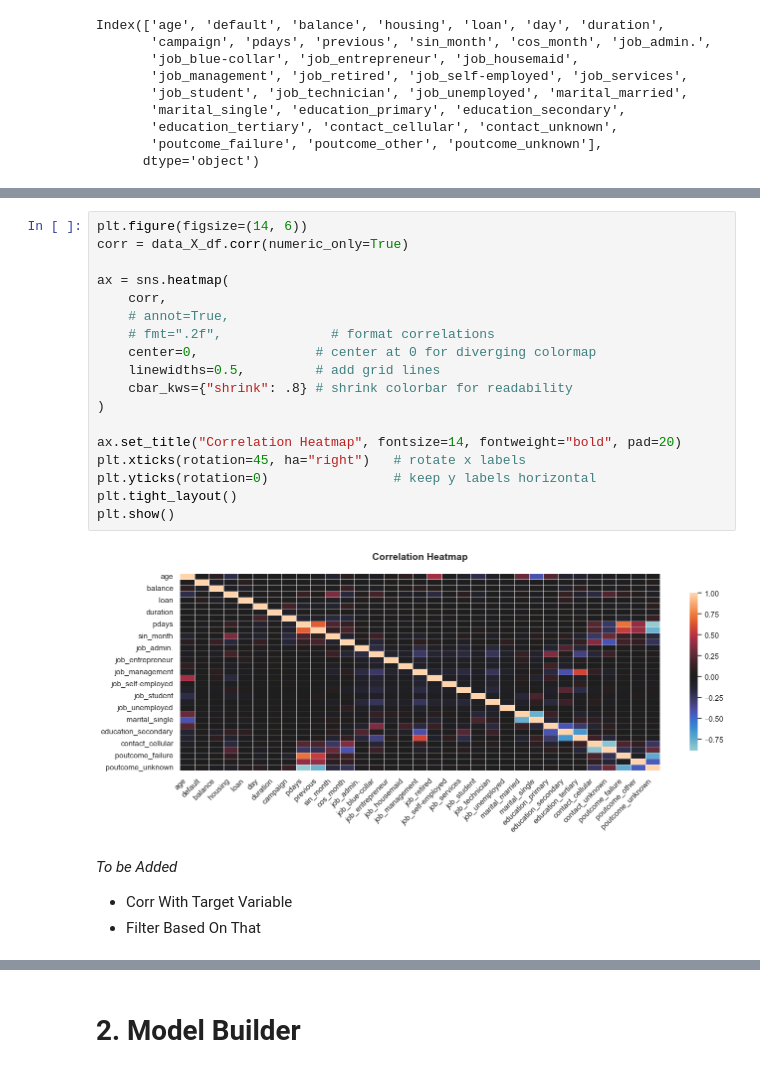
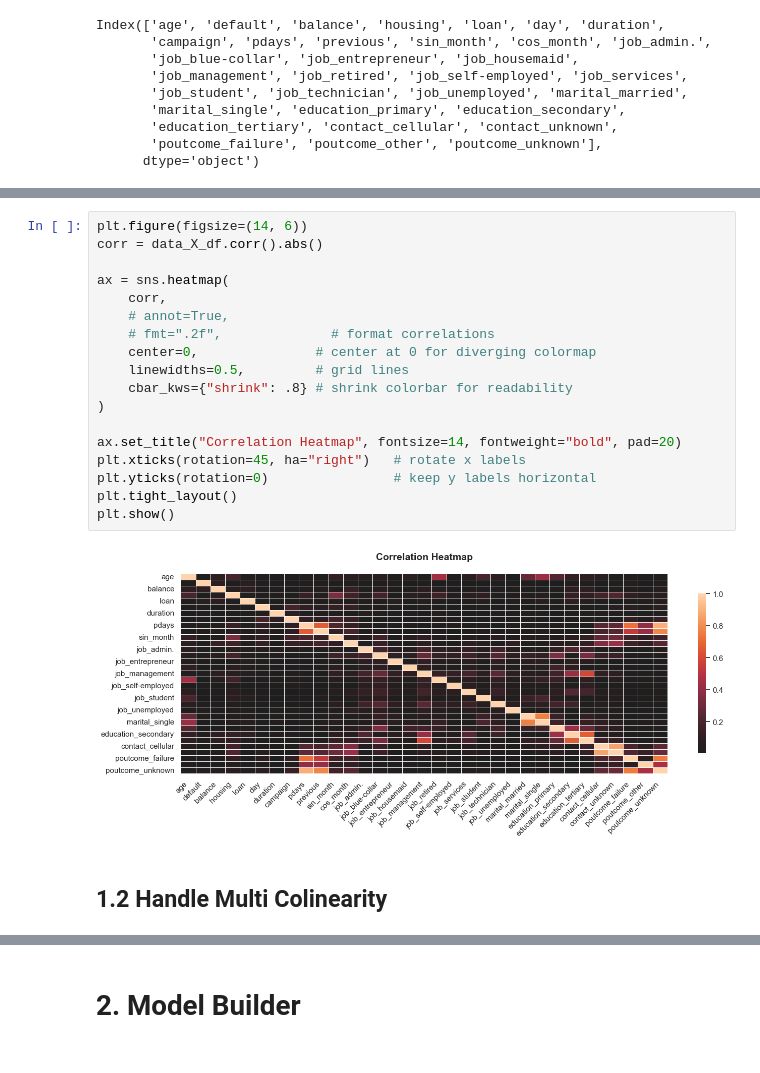
Before and after one commit to ShirsenduRyo/06-Segmentations, a Jupyter notebook: notebooks/03.1 Iter1_K_Means.ipynb, the cells around one changed output, grey strips where cells are left out. Saved outputs shown, nothing was run; the diff lists cells and outputs as text.

Commit message:
Iter 1 updated with filter 1

```diff
--- a/notebooks/03.1 Iter1_K_Means.ipynb
+++ b/notebooks/03.1 Iter1_K_Means.ipynb
@@ -205,24 +280,22 @@ Index(['age', 'default', 'balance', 'housing', 'loan', 'day', 'duration',
 # %%
 plt.figure(figsize=(14, 6))
-corr = data_X_df.corr(numeric_only=True)
+corr = data_X_df.corr().abs()
 
 ax = sns.heatmap(
     corr,
     # annot=True,
     # fmt=".2f",              # format correlations
     center=0,               # center at 0 for diverging colormap
-    linewidths=0.5,         # add grid lines
+    linewidths=0.5,         # grid lines
     cbar_kws={"shrink": .8} # shrink colorbar for readability
 )
 
 ax.set_title("Correlation Heatmap", fontsize=14, fontweight="bold", pad=20)
 plt.xticks(rotation=45, ha="right")   # rotate x labels
 plt.yticks(rotation=0)                # keep y labels horizontal
 plt.tight_layout()
 plt.show()
 # %% [output]
-[figure, old version]
+[figure, new version]
-# %% [markdown]
-*To be Added*
-* Corr With Target Variable
-* Filter Based On That
+# %% [markdown]
+## 1.2 Handle Multi Colinearity
```
Also changed, not shown: parts of 9 cells of this notebook.
